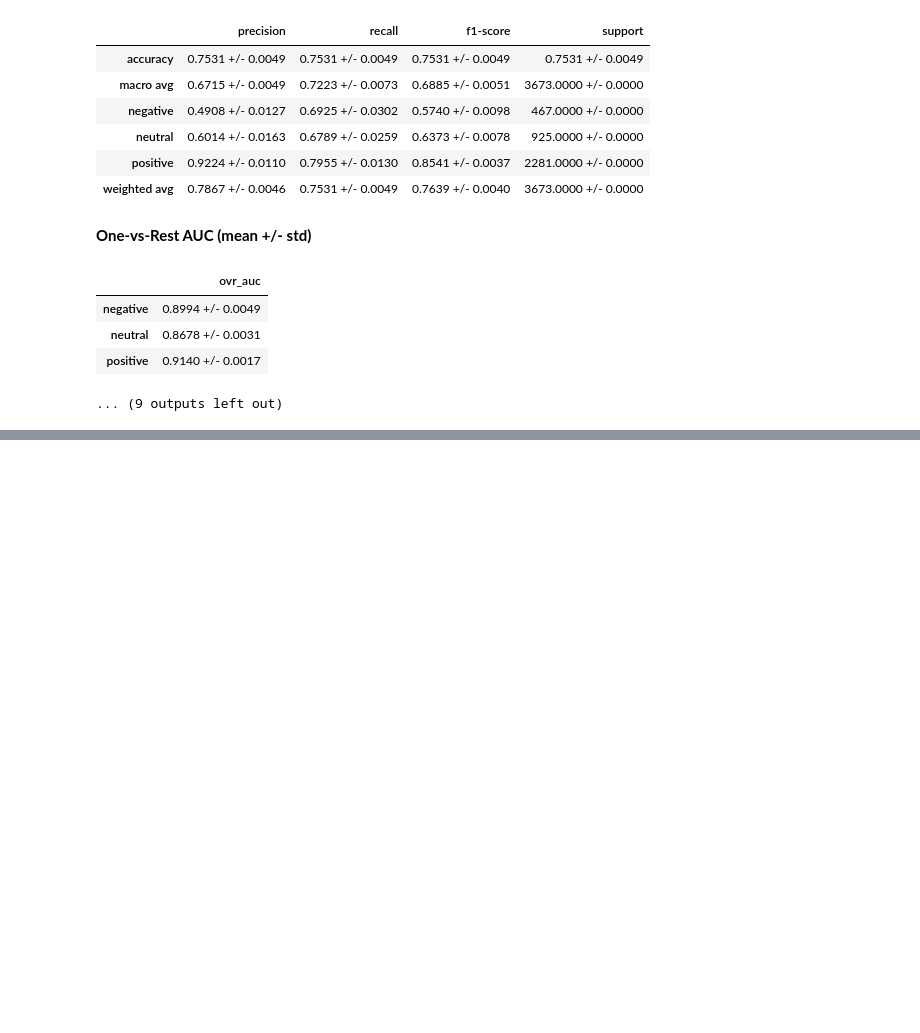
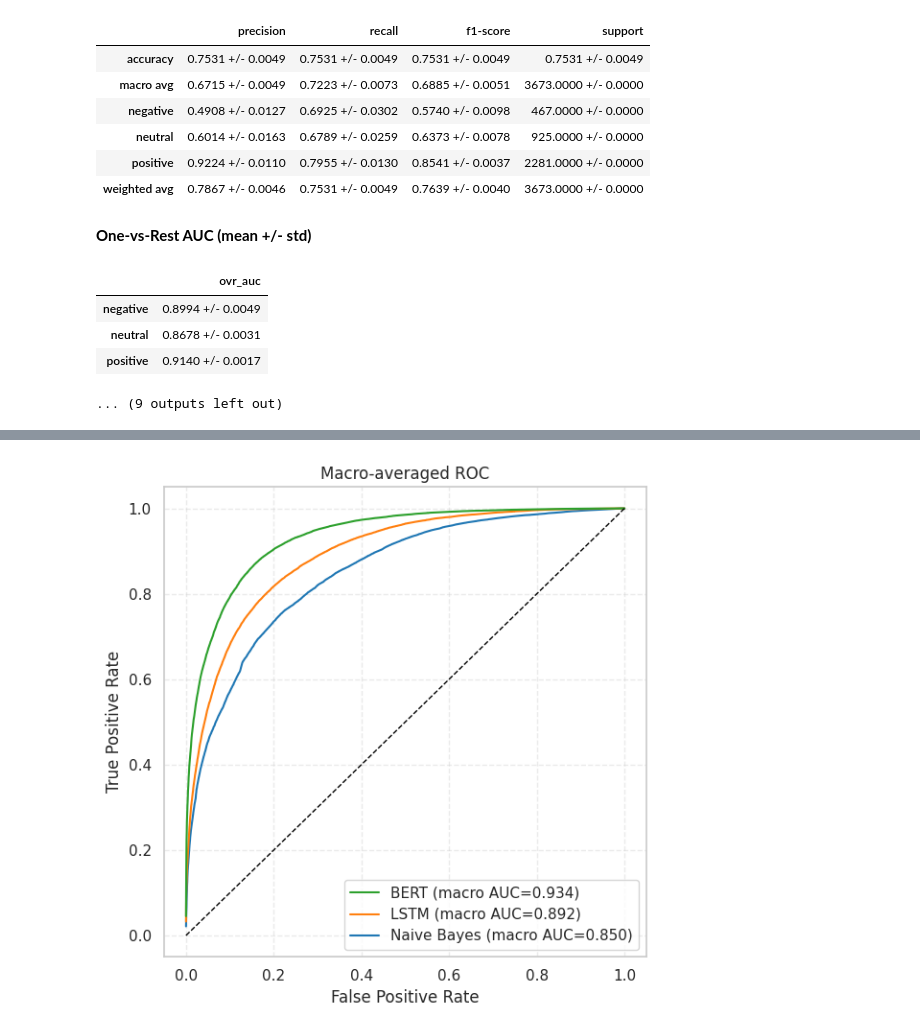
Before and after one commit to yuweiiihuang/yt-sentiment-analysis, a Jupyter notebook: aggregate_outputs.ipynb, the cells around one changed output, grey strips where cells are left out. Drawn from its saved outputs; the diff is of its cells as text; code cells hidden in the pictures; blank space fills up the shorter version.

```diff
--- a/aggregate_outputs.ipynb
+++ b/aggregate_outputs.ipynb
@@ -152,0 +285,44 @@ for model_dir in model_dirs:
+# %%
+
+from sklearn.metrics import roc_curve, auc
+
+prob_models = {m: [r for r in runs if r["probs"] is not None] for m, runs in model_runs.items()}
+prob_models = {m: r for m, r in prob_models.items() if r}
+
+if not prob_models:
+    display(Markdown("Skipped ROC curves because no probability columns were found."))
+else:
+    plt.figure(figsize=(6, 6))
+    for model in [m for m in model_order_lr if m in prob_models]:
+        runs = prob_models[model]
+        y_true = np.concatenate([r["y_true"] for r in runs])
+        probs = np.concatenate([r["probs"] for r in runs], axis=0)
+        y_true_bin = label_binarize(y_true, classes=class_order)
+
+        fpr = {}
+        tpr = {}
+        for idx in range(len(class_order)):
+            fpr[idx], tpr[idx], _ = roc_curve(y_true_bin[:, idx], probs[:, idx])
+        all_fpr = np.unique(np.concatenate([fpr[idx] for idx in range(len(class_order))]))
+        mean_tpr = np.zeros_like(all_fpr)
+        for idx in range(len(class_order)):
+            mean_tpr += np.interp(all_fpr, fpr[idx], tpr[idx])
+        mean_tpr /= len(class_order)
+        roc_auc = auc(all_fpr, mean_tpr)
+
+        label = f"{model_name_map.get(model, model)} (macro AUC={roc_auc:.3f})"
+        plt.plot(all_fpr, mean_tpr, label=label)
+
+    plt.plot([0, 1], [0, 1], "k--", lw=1)
+    plt.xlabel("False Positive Rate")
+    plt.ylabel("True Positive Rate")
+    plt.title("Macro-averaged ROC")
+
+    handles, labels = plt.gca().get_legend_handles_labels()
+    plt.legend(handles[::-1], labels[::-1])
+
+    plt.grid(True, ls="--", alpha=0.4)
+    plt.tight_layout()
+    plt.show()
+# %% [output]
+[figure, added]
```
Also changed, not shown: parts of 15 cells of this notebook.
